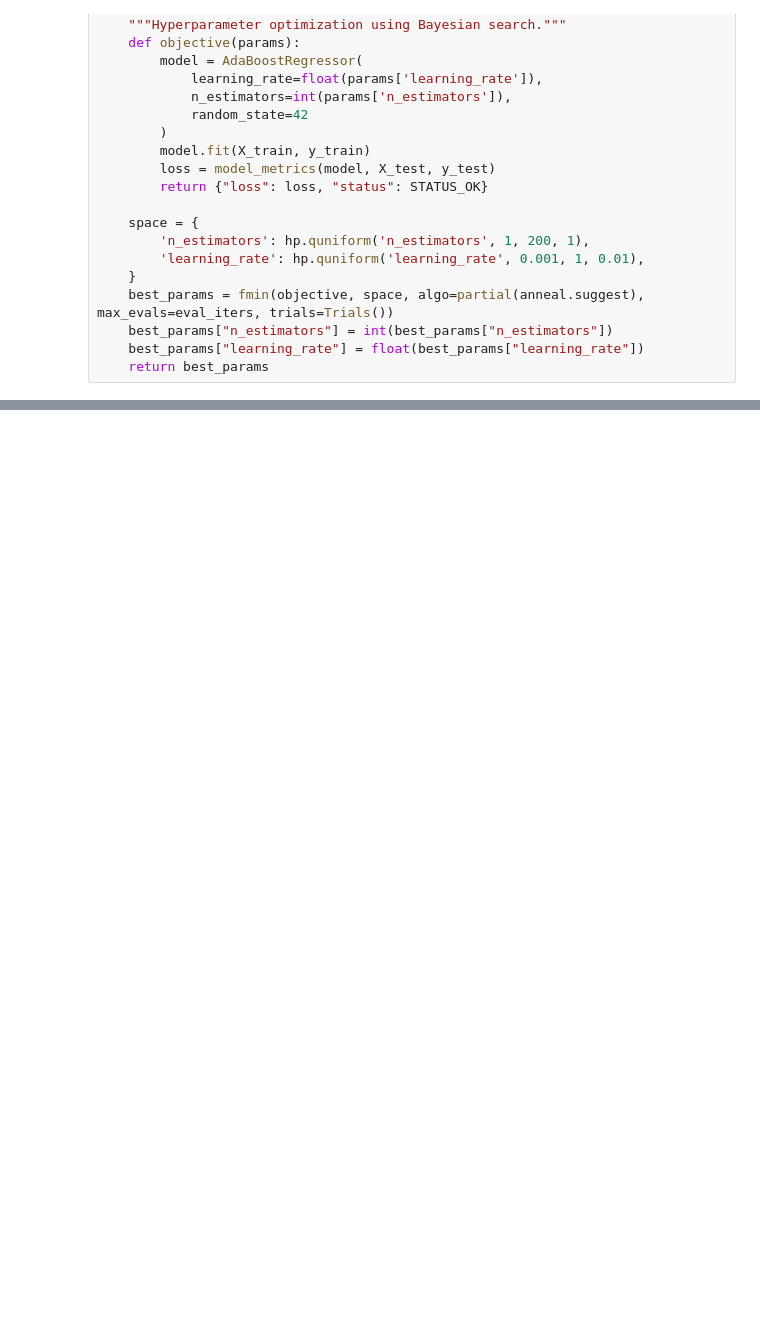
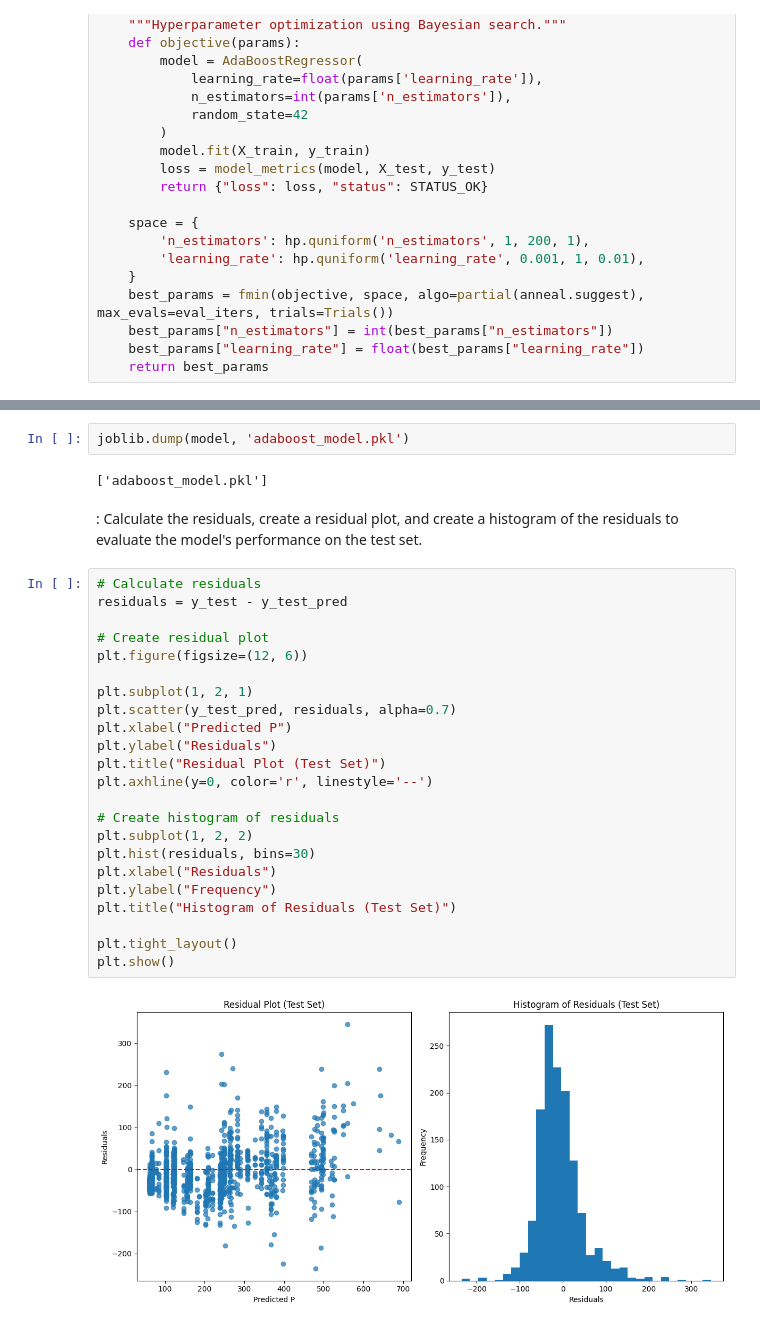
Before and after one commit to iamissifu/mined-tonnes-predictor-Hybrid-models, a Jupyter notebook: ab-boa.ipynb, the cells around one changed output, grey strips where cells are left out. Cells and saved outputs as stored; diff of their text form; blank space fills up the shorter version.

```diff
--- a/ab-boa.ipynb
+++ b/ab-boa.ipynb
@@ -100,0 +115,32 @@ BIC_Test: 11078.1015
+# %%
+joblib.dump(model, 'adaboost_model.pkl')
+# %% [output]
+['adaboost_model.pkl']
+# %% [markdown]
+:
+Calculate the residuals, create a residual plot, and create a histogram of the residuals to evaluate the model's performance on the test set.
+# %%
+# Calculate residuals
+residuals = y_test - y_test_pred
+
+# Create residual plot
+plt.figure(figsize=(12, 6))
+
+plt.subplot(1, 2, 1)
+plt.scatter(y_test_pred, residuals, alpha=0.7)
+plt.xlabel("Predicted P")
+plt.ylabel("Residuals")
+plt.title("Residual Plot (Test Set)")
+plt.axhline(y=0, color='r', linestyle='--')
+
+# Create histogram of residuals
+plt.subplot(1, 2, 2)
+plt.hist(residuals, bins=30)
+plt.xlabel("Residuals")
+plt.ylabel("Frequency")
+plt.title("Histogram of Residuals (Test Set)")
+
+plt.tight_layout()
+plt.show()
+# %% [output]
+[figure, added]
```
Also changed, not shown: parts of 9 cells of this notebook, 5 other files.
